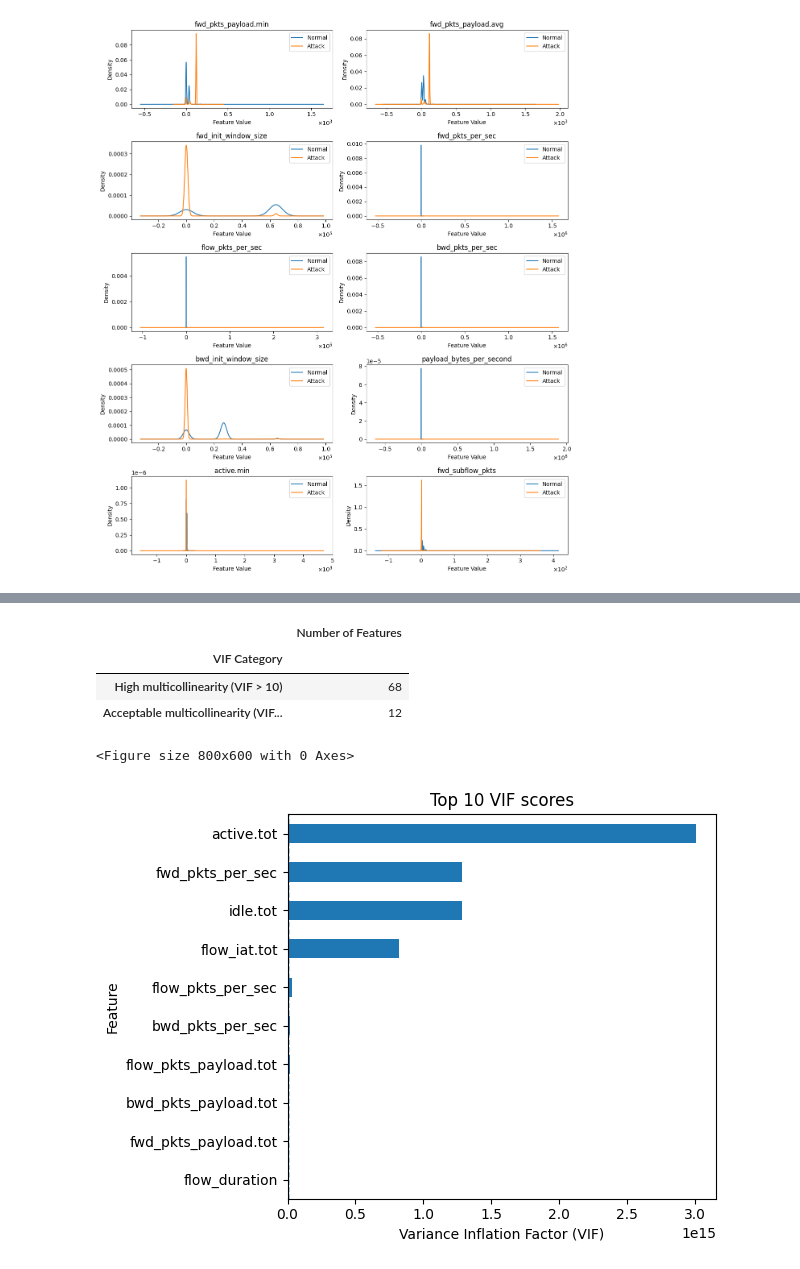
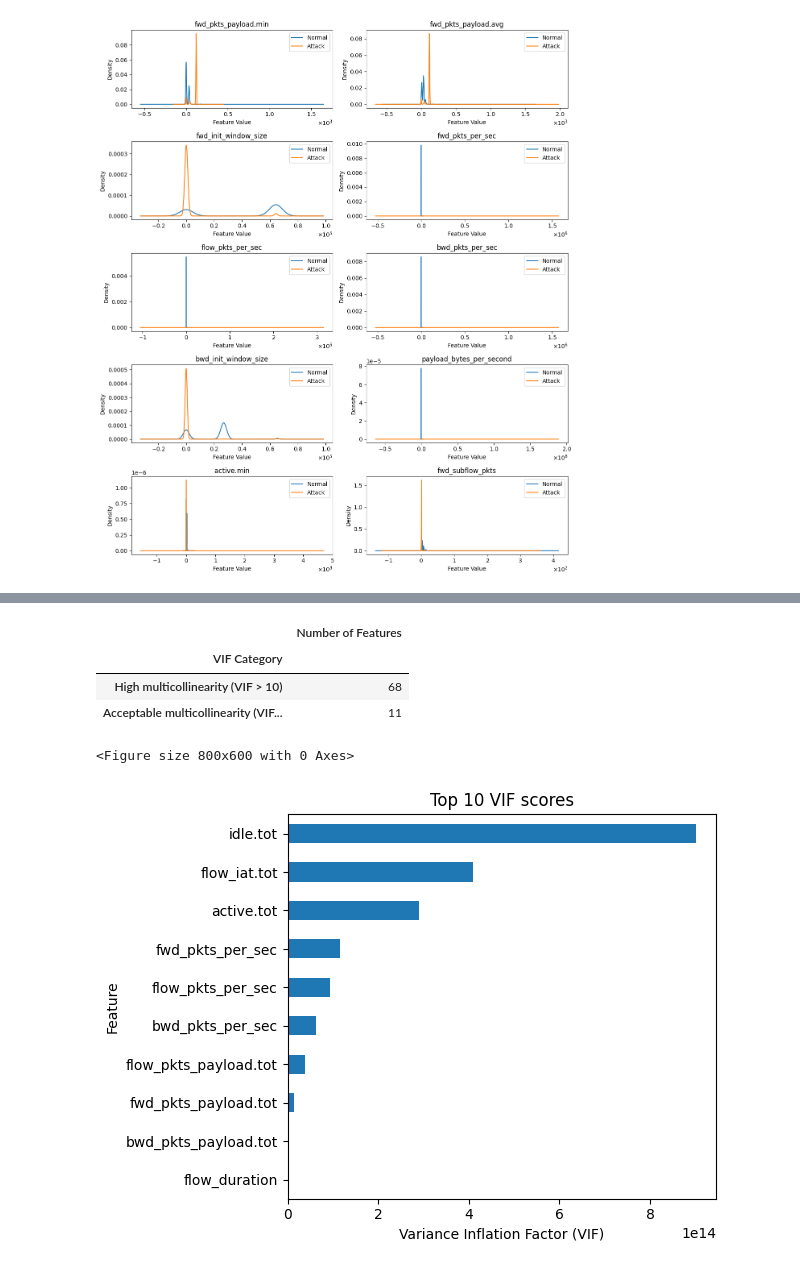
Before and after one commit to AnhJoe/Real-Time_IoT_2022_Quantized_Auto_Encoder, a Jupyter notebook: notebooks/01_eda.ipynb, the cells around one changed output, grey strips where cells are left out. Drawn from its saved outputs; the diff is of its cells as text; code cells hidden in the pictures.

```diff
--- a/notebooks/01_eda.ipynb
+++ b/notebooks/01_eda.ipynb
@@ -106,9 +77,14 @@ df.head()
 RANDOM_STATE = 42
 NORMAL_CLASSES = {"Thing_Speak", "MQTT_Publish", "Wipro_bulb"}
 TARGET_COL = "target"
+CAT_COLS = ["service", "proto", "id.resp_p"]
 
 # Focus on numeric features for correlation annd plotting
-X_num = df.drop(columns=[TARGET_COL]).select_dtypes(include=[np.number])
+X_num = (
+    df
+    .drop(columns=[TARGET_COL] + CAT_COLS)
+    .select_dtypes(include=[np.number])
+)
 NUMERIC_FEATURES = X_num.columns.tolist()
 
 # Create masks for normal vs attack classes
@@ -560,34 +520,29 @@ display(vif_summary_df)
 |  | Number of Features |
 | VIF Category |  |
 | High multicollinearity (VIF > 10) | 68 |
-| Acceptable multicollinearity (VIF... | 12 |
+| Acceptable multicollinearity (VIF... | 11 |
 # %%
 #| label: fig-rtiot-vif-top10
 #| fig-cap: "Top 10 features by Variance Inflation Factor (VIF)"
 
 # Select top 10 highest VIF features
 top_vif = vif_df.head(10).iloc[::-1]
-
 plt.figure(figsize=(8,6))
 
 top_vif.plot(
     x="feature",
     y="VIF",
     kind="barh",
     legend=False
 )
 
-# Reference thresholds
-plt.axvline(5, linestyle="--", linewidth=1)
-plt.axvline(10, linestyle="--", linewidth=1)
-
 plt.xlabel("Variance Inflation Factor (VIF)")
 plt.ylabel("Feature")
 plt.title("Top 10 VIF scores")
 
 plt.tight_layout()
 plt.show()
 # %% [output]
 <Figure size 800x600 with 0 Axes>
-[figure, old version]
+[figure, new version]
 # %% [markdown]
```
Also changed, not shown: parts of 37 cells of this notebook, 9 other files.
